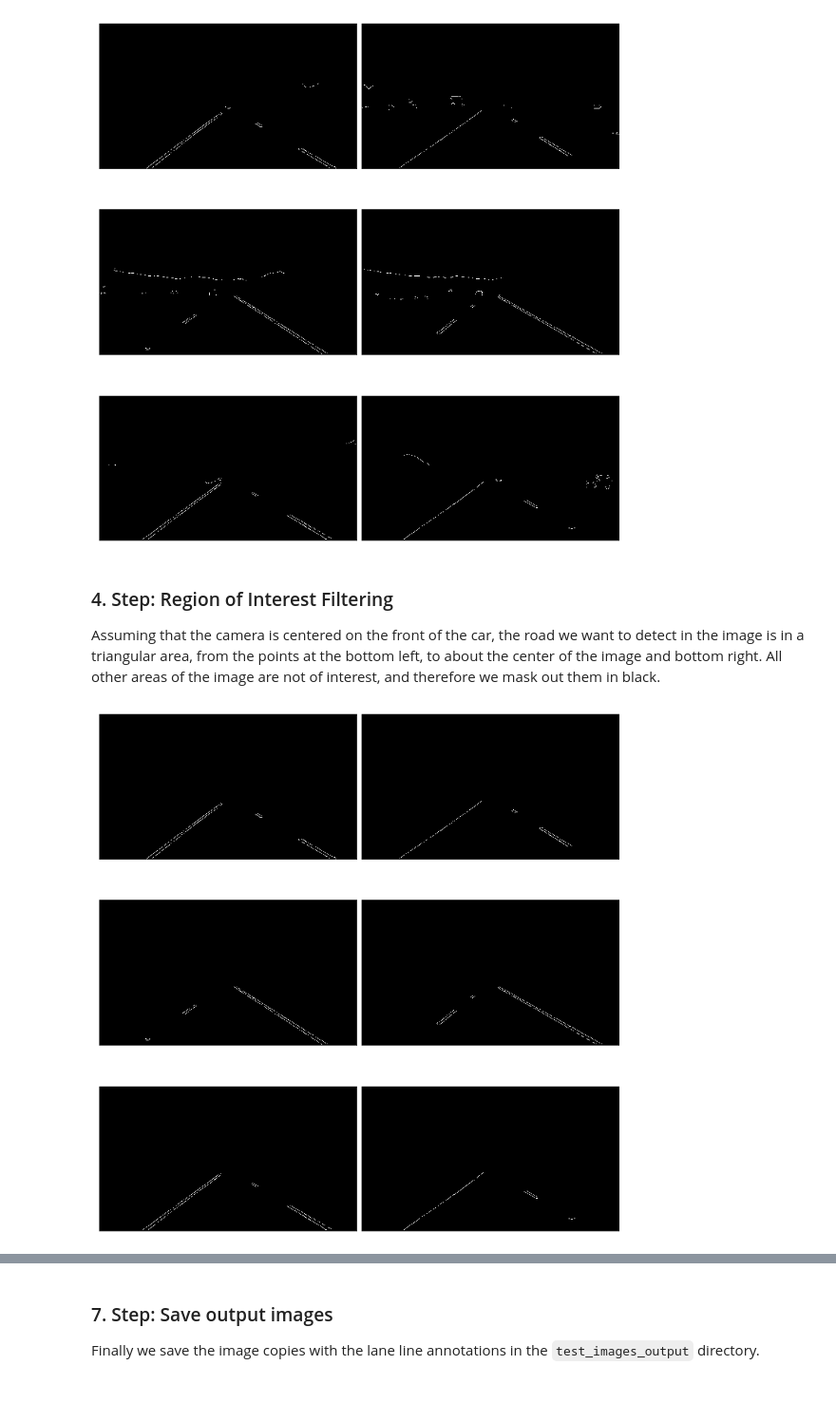
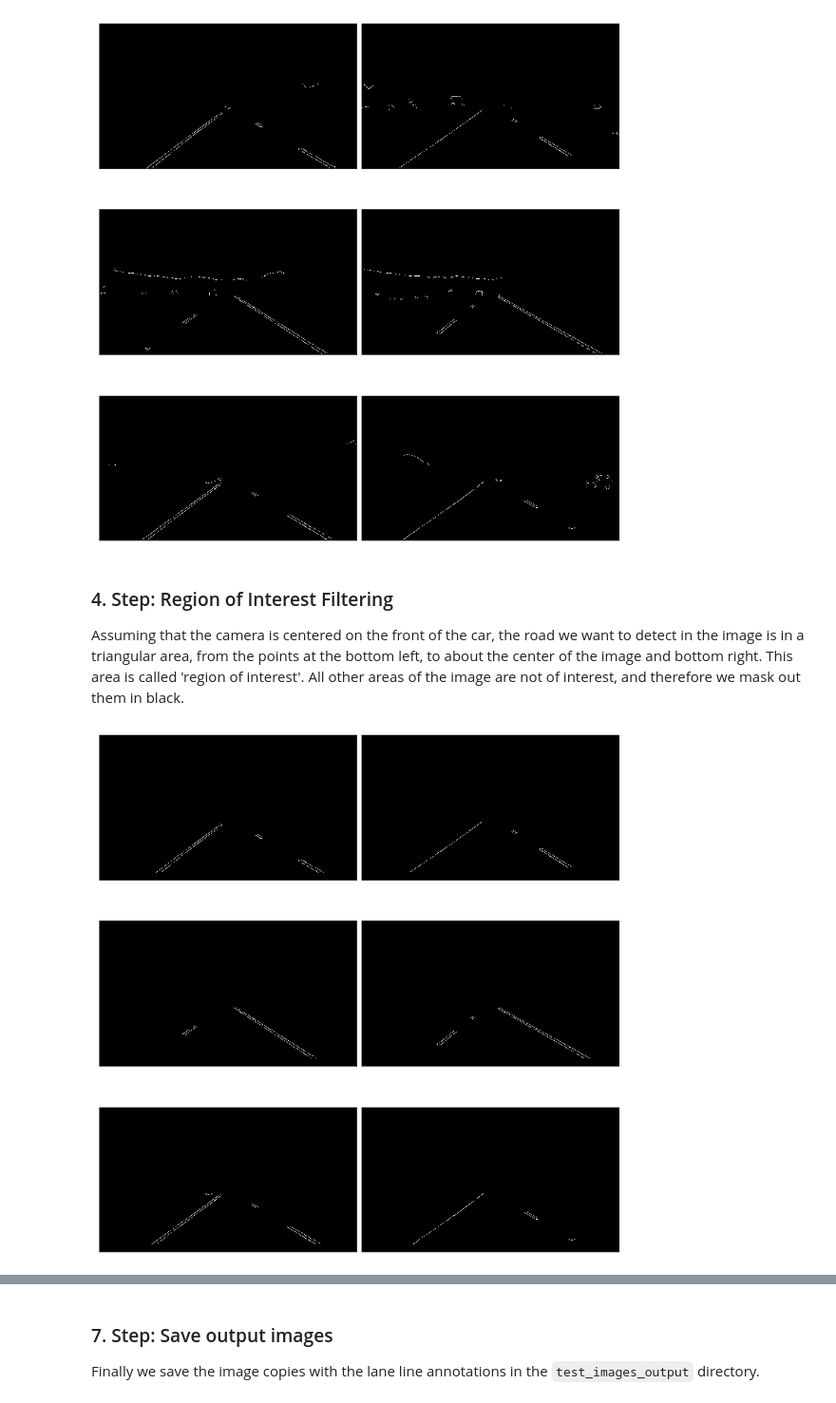
Before and after one commit to aboerzel/CarND-LaneLines-P1, a Jupyter notebook: P1.ipynb, the cells around one changed output, grey strips where cells are left out. Shown at 95% size. Saved outputs shown, nothing was run; the diff lists cells and outputs as text; code cells hidden in the pictures.

```diff
--- a/P1.ipynb
+++ b/P1.ipynb
@@ -89,43 +105,42 @@ show_images(edge_images)
 [figure]
 # %% [markdown]
 ### 4. Step: Region of Interest Filtering
-Assuming that the camera is centered on the front of the car, the road we want to detect in the image is in a triangular area, from the points at the bottom left, to about the center of the image and bottom right. All other areas of the image are not of interest, and therefore we mask out them in black.
+Assuming that the camera is centered on the front of the car, the road we want to detect in the image is in a triangular area, from the points at the bottom left, to about the center of the image and bottom right. This area is called 'region of interest'. All other areas of the image are not of interest, and therefore we mask out them in black.
-# %%
-def region_of_interest(image, vertices):
-    """
-    Create the mask using the vertices and apply it to the input image
-    """
-    mask = np.zeros_like(image)
-    if len(mask.shape) == 2:
-        cv2.fillPoly(mask, vertices, 255)
-    else:
-        cv2.fillPoly(mask, vertices, (255,) * mask.shape[2])  # in case, the input image has a channel dimension
-    return cv2.bitwise_and(image, mask)
-
-
-# region of interest will be a centered trapezoid rising from the bottom of the image.
-# These parameters tune the shape of the trapezoid.
-roi_horiz_top = 0.45 # x-coord of trapezoid's top left point will be img.shape[1]*roi_horiz_top
-                     # x-coord of trapezoid's top right point will be img.shape[1]*(1.-roi_horiz_top)
-roi_horiz_bot = 0.05 # x-coord of trapezoid's bottom left point will be img.shape[1]*roi_horiz_bot
-                     # x-coord of trapezoid's bottom right point will be img.shape[1]*)(1.-roi_horiz_bot)
-roi_vert = 0.6       # y-coord of trapezoid's top will be imshape[1]*roi_vert_frac
-
-# images showing the region of interest only
-ymax = edge_images[0].shape[0]
-xmax = edge_images[0].shape[1]
-vertices = np.array([[(xmax*roi_horiz_top     , ymax*roi_vert),\
-                      (xmax*roi_horiz_bot     , ymax         ),\
-                      (xmax*(1.-roi_horiz_bot), ymax         ),\
-                      (xmax*(1.-roi_horiz_top), ymax*roi_vert)]], dtype=np.int32)
-
-def select_roi(edge_image):
-    return region_of_interest(edge_image, vertices)
-
-roi_images = list(map(select_roi, edge_images))
-show_images(roi_images)
-# %% [output]
-[figure, removed]
+# %%
+def filter_region(image, vertices):
+    """
+    Create the mask using the vertices and apply it to the input image
+    """
+    mask = np.zeros_like(image)
+    if len(mask.shape)==2:
+        cv2.fillPoly(mask, vertices, 255)
+    else:
+        cv2.fillPoly(mask, vertices, (255,)*mask.shape[2]) # in case, the input image has a channel dimension
+    return cv2.bitwise_and(image, mask)
+
+
+def region_of_interest(image):
+    """
+    It keeps the region surrounded by the `vertices` (i.e. polygon). Other area is set to 0 (black).
+    """
+    # first, define the polygon by vertices
+    rows, cols = image.shape[:2]
+    bottom_left  = [cols*0.1, rows*0.95]
+    top_left     = [cols*0.4, rows*0.6]
+    bottom_right = [cols*0.9, rows*0.95]
+    top_right    = [cols*0.6, rows*0.6]
+    # the vertices are an array of polygons (i.e array of arrays) and the data type must be integer
+    vertices = np.array([[bottom_left, top_left, top_right, bottom_right]], dtype=np.int32)
+    return filter_region(image, vertices)
+
+
+roi_images = list(map(region_of_interest, edge_images))
+show_images(roi_images)
+
+# save first image for documenation
+save_image(roi_images[0], "roi.jpg")
+# %% [output]
+[figure, added]
 # %% [markdown]
 ### 5. Step: Hough Transform Line Detection
 The Canny Edge Detection returned many edges, but we want lines. Hough Line Transform helps us to transform the edges into lines.
```
Also changed, not shown: parts of 17 cells of this notebook, 15 other files.
